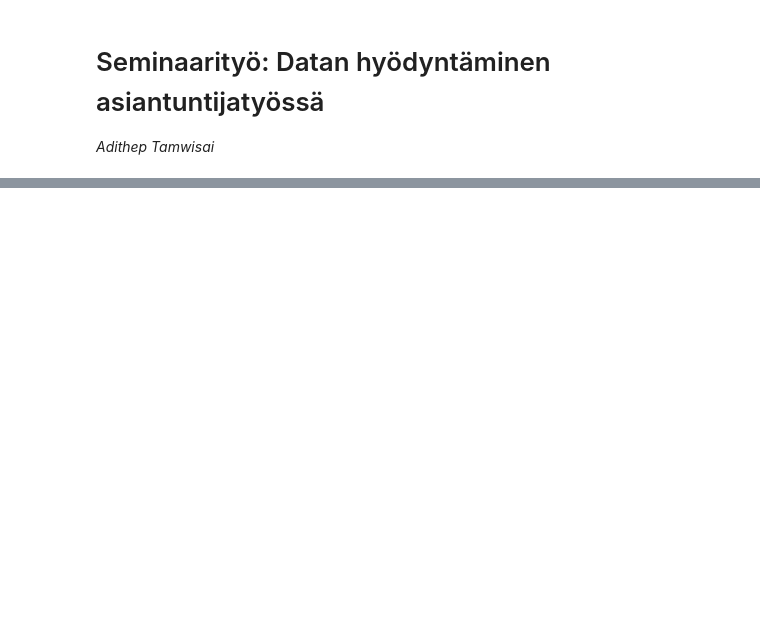
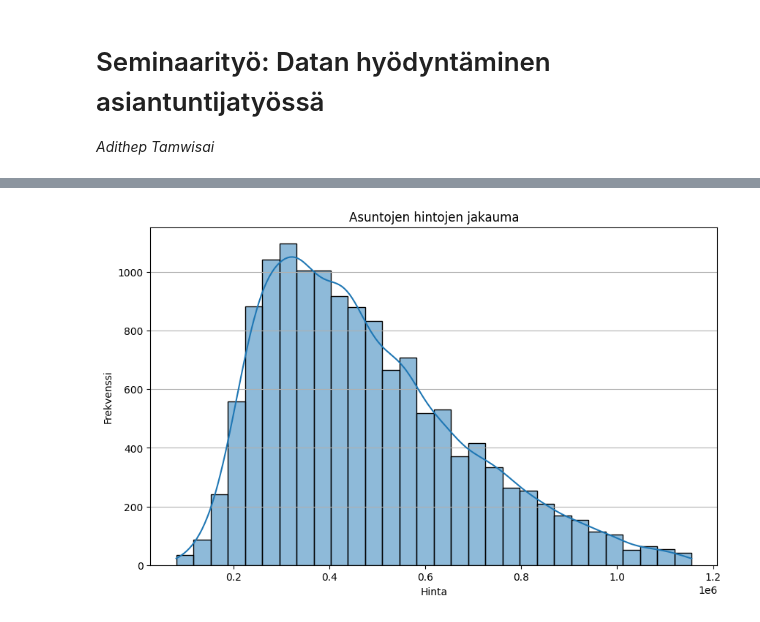
Before and after one commit to Mainm0e/Asuntojen-hintojen-ennustaminen-datan, a Jupyter notebook: notebooks/asuntojen-hintojen-ennustaminen-datan.ipynb, the cells around one changed output, grey strips where cells are left out. Saved outputs shown, nothing was run; the diff lists cells and outputs as text; code cells hidden in the pictures; blank space fills up the shorter version.

Commit message:
Refactor data processing functions for improved performance and readability

```diff
--- a/notebooks/asuntojen-hintojen-ennustaminen-datan.ipynb
+++ b/notebooks/asuntojen-hintojen-ennustaminen-datan.ipynb
@@ -45,25 +64,23 @@ Mallin rakennuksen tavoitteena oli luoda käyttökelpoinen työkalu asuntojen hi
 # %%
+import warnings
 import pandas as pd
 import numpy as np
 import seaborn as sns
 import matplotlib.pyplot as plt
 from sklearn.model_selection import train_test_split
+from sklearn.linear_model import Ridge
 from sklearn.linear_model import LinearRegression
 from sklearn.metrics import mean_squared_error, mean_absolute_error
+from IPython.display import display, Markdown
+
+# ignore warnings
+warnings.simplefilter(action='ignore', category=FutureWarning)
+
 
 # Lataa aineisto (vaihda 'your_dataset.csv' tiedoston polkuun Kagglesta)
-data = pd.read_csv('../data/house_data_train.csv')
-# print(data.columns)
-# print(data['real_bathrooms'].describe())
+house_data = pd.read_csv('../data/house_data_train.csv')
+# Checking for missing values in the dataset
+missing_values = house_data.isnull().sum()
 
-
-# Tarkistetaan datan rakenne
-print(data.info())
-print(data.describe())
-
-# Puuttuvien arvojen käsittely
-data = data.dropna()  # Poistetaan rivit, joissa on puuttuvia arvoja
-
-# Visualisoidaan muutamia keskeisiä muuttujia
-sns.pairplot(data[['price', 'living_in_m2', 'bedrooms', 'real_bathrooms']])
-plt.show()
+# Displaying columns with missing values and the number of missing values in each
+missing_values = missing_values[missing_values > 0]
@@ -106,0 +128,11 @@ X_test = scaler.transform(X_test)
+# %%
+# Luodaan histogrammi asuntojen hintojen jakauman visualisoimiseksi
+plt.figure(figsize=(10, 6))
+sns.histplot(house_data['price'], bins=30, kde=True)
+plt.title("Asuntojen hintojen jakauma")
+plt.xlabel("Hinta")
+plt.ylabel("Frekvenssi")
+plt.grid(axis='y')
+plt.show()
+# %% [output]
+[figure, added]
```
Also changed, not shown: parts of 29 cells of this notebook.
